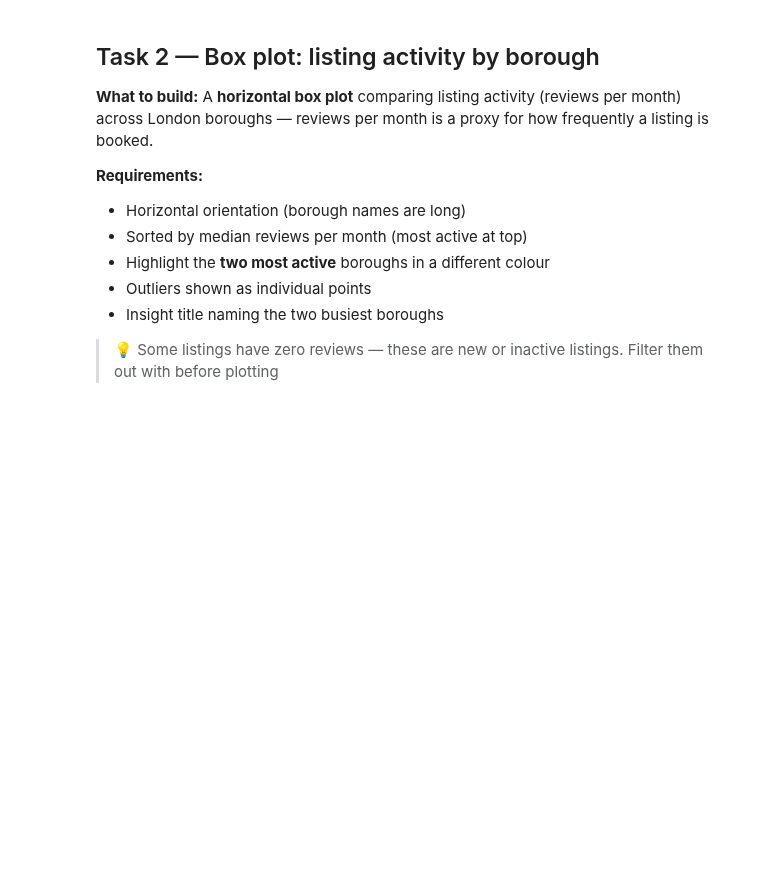
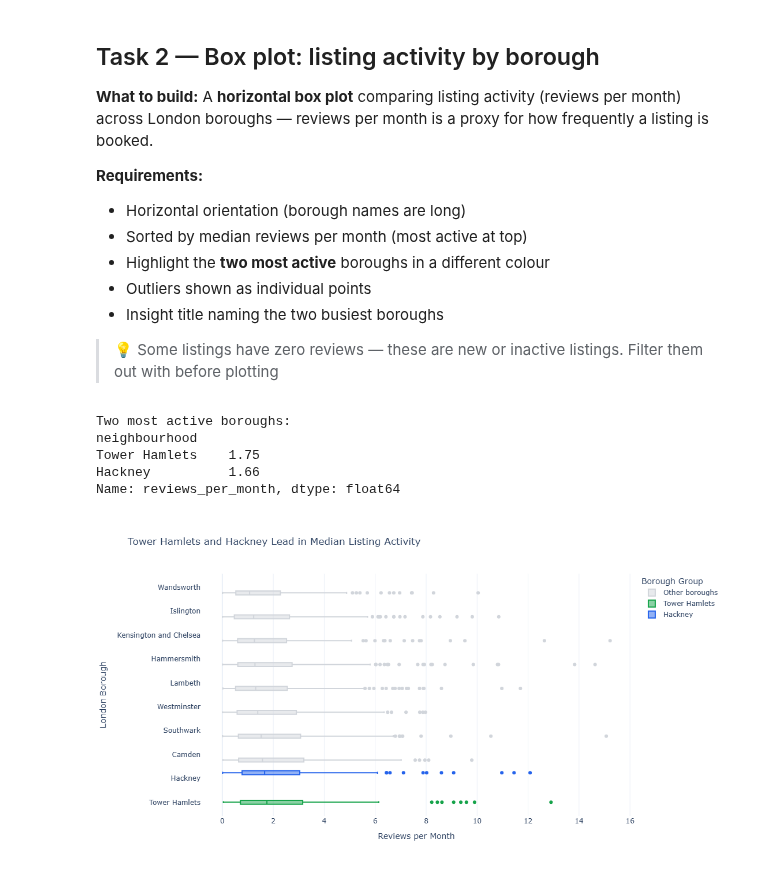
Before and after one commit to Yash2824/data_visualization_yash_32234390, a Jupyter notebook: week05/lecture05_exercise.ipynb, the cells around one changed output. Cells and saved outputs as stored; diff of their text form; code cells hidden in the pictures; blank space fills up the shorter version.

```diff
--- a/week05/lecture05_exercise.ipynb
+++ b/week05/lecture05_exercise.ipynb
@@ -57,3 +162,80 @@ print(df_cap.groupby('room_type')['price'].describe().round(1))
 # %%
 # Task 2
 # YOUR CODE HERE
+# Task 2: Listing activity by London borough
+
+# Remove listings with zero reviews per month or missing values
+df_task2 = df.dropna(
+    subset=["neighbourhood", "reviews_per_month"]
+).copy()
+
+df_task2 = df_task2[df_task2["reviews_per_month"] > 0]
+
+# Calculate median activity for each borough
+borough_medians = (
+    df_task2.groupby("neighbourhood")["reviews_per_month"]
+    .median()
+    .sort_values(ascending=False)
+)
+
+# Identify the two most active boroughs
+top_two = borough_medians.head(2).index.tolist()
+
+print("Two most active boroughs:")
+print(borough_medians.head(2))
+
+# Assign meaningful colours to the top two boroughs
+df_task2["activity_group"] = np.where(
+    df_task2["neighbourhood"].isin(top_two),
+    df_task2["neighbourhood"],
+    "Other boroughs"
+)
+
+colour_map = {
+    top_two[0]: "#16a34a",
+    top_two[1]: "#2563eb",
+    "Other boroughs": "#d1d5db"
+}
+
+# Sort boroughs by median activity, highest first
+borough_order = borough_medians.index.tolist()
+
+# Create horizontal box plot
+fig = px.box(
+    df_task2,
+    x="reviews_per_month",
+    y="neighbourhood",
+    color="activity_group",
+    category_orders={"neighbourhood": borough_order[::-1]},
+    color_discrete_map=colour_map,
+    points="outliers",
+    title=(
+        f"{top_two[0]} and {top_two[1]} Lead in Median "
+        "Listing Activity"
+    ),
+    labels={
+        "reviews_per_month": "Reviews per Month",
+        "neighbourhood": "London Borough",
+        "activity_group": "Activity Group"
+    }
+)
+
+fig.update_layout(
+    xaxis_title="Reviews per Month",
+    yaxis_title="London Borough",
+    legend_title="Borough Group",
+    template="plotly_white",
+    height=max(600, len(borough_order) * 22)
+)
+
+fig.show()
+
+print("\nMedian reviews per month by borough:")
+print(borough_medians.round(2))
+# %% [output]
+Two most active boroughs:
+neighbourhood
+Tower Hamlets    1.75
+Hackney          1.66
+Name: reviews_per_month, dtype: float64
+[figure, added]
```
Also changed, not shown: parts of 4 cells of this notebook.
